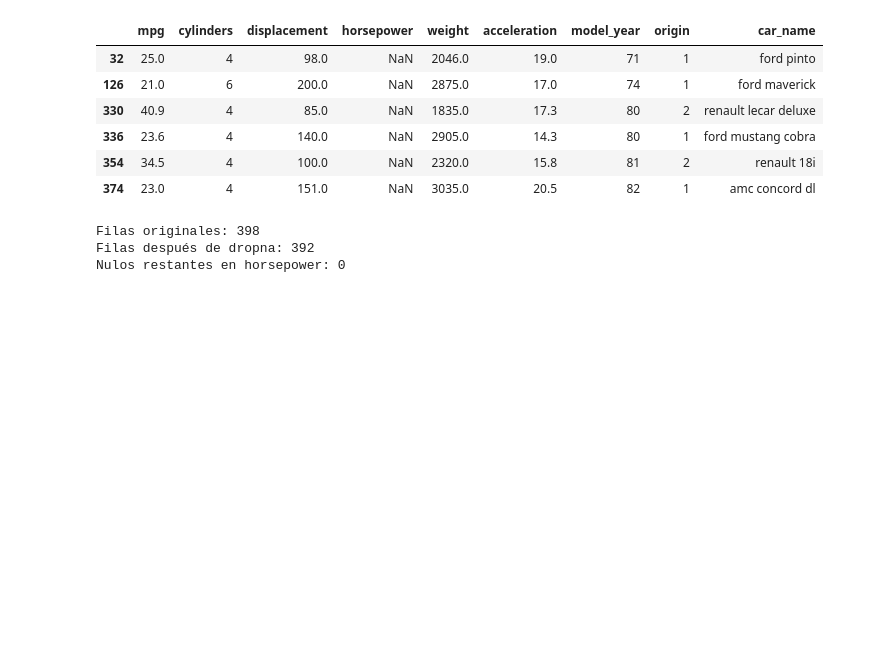
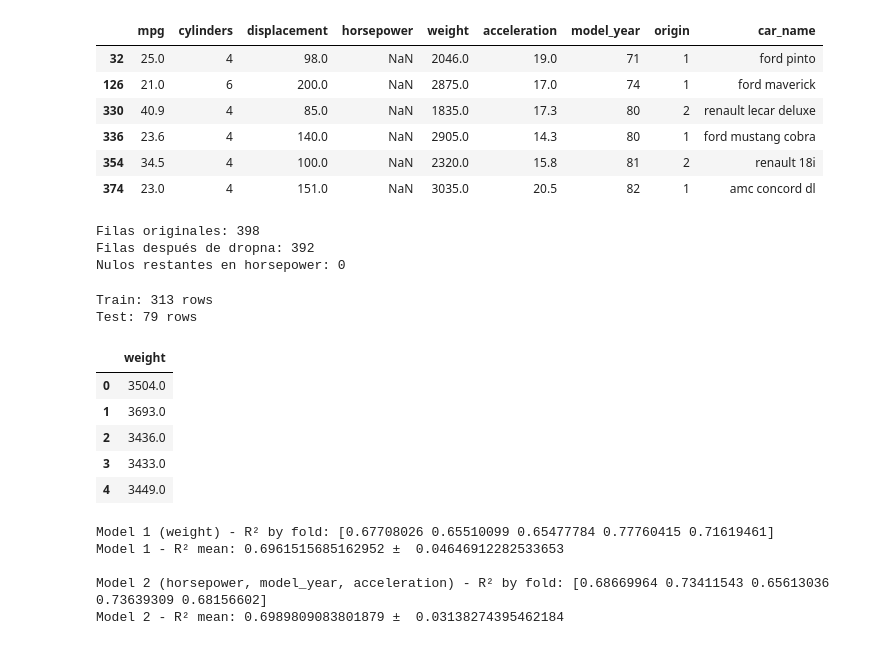
Before and after one commit to saul-gasca/Auto-MPG-MLops-Pipeline, a Jupyter notebook: notebooks/linear_regression.ipynb, the cells around one changed output. Saved outputs shown, nothing was run; the diff lists cells and outputs as text; code cells hidden in the pictures; blank space fills up the shorter version.

```diff
--- a/notebooks/linear_regression.ipynb
+++ b/notebooks/linear_regression.ipynb
@@ -169,3 +169,23 @@ Nulos restantes en horsepower: 0
 df.to_csv("../datasets/raw/data_raw.csv", index=False)
 # %%
 df_clean.to_csv("../datasets/preprocess/data_processed.csv",index=False)
+# %%
+from sklearn.model_selection import train_test_split
+
+
+X_simple = df_clean[['weight']]
+y = df_clean['mpg']
+
+X_train_simple,X_test_simple,y_train,y_test = train_test_split(X_simple,y,test_size=0.2,random_state=42)
+
+print(f"Train: {X_train_simple.shape[0]} rows")
+print(f"Test: {X_test_simple.shape[0]} rows")
+# %% [output]
+Train: 313 rows
+Test: 79 rows
+|  | weight |
+| 0 | 3504.0 |
+| 1 | 3693.0 |
+| 2 | 3436.0 |
+| 3 | 3433.0 |
+| 4 | 3449.0 |
@@ -171,0 +198,19 @@ df_clean.to_csv("../datasets/preprocess/data_processed.csv",index=False)
+# %%
+from sklearn.linear_model import LinearRegression
+from sklearn.model_selection import cross_val_score
+
+scores_simple = cross_val_score(LinearRegression(),X_train_simple,y_train,cv=5,scoring='r2')
+
+scores_multiple = cross_val_score(LinearRegression(),X_train_multiple,y_train,cv=5,scoring='r2')
+
+print("Model 1 (weight) - R² by fold:", scores_simple)
+print("Model 1 - R² mean:", scores_simple.mean(), "± ", scores_simple.std())
+
+print("\nModel 2 (horsepower, model_year, acceleration) - R² by fold:", scores_multiple)
+print("Model 2 - R² mean:", scores_multiple.mean(), "± ", scores_multiple.std())
+# %% [output]
+Model 1 (weight) - R² by fold: [0.67708026 0.65510099 0.65477784 0.77760415 0.71619461]
+Model 1 - R² mean: 0.6961515685162952 ±  0.04646912282533653
+
+Model 2 (horsepower, model_year, acceleration) - R² by fold: [0.68669964 0.73411543 0.65613036 0.73639309 0.68156602]
+Model 2 - R² mean: 0.6989809083801879 ±  0.03138274395462184
```
Also changed, not shown: parts of 5 cells of this notebook.
